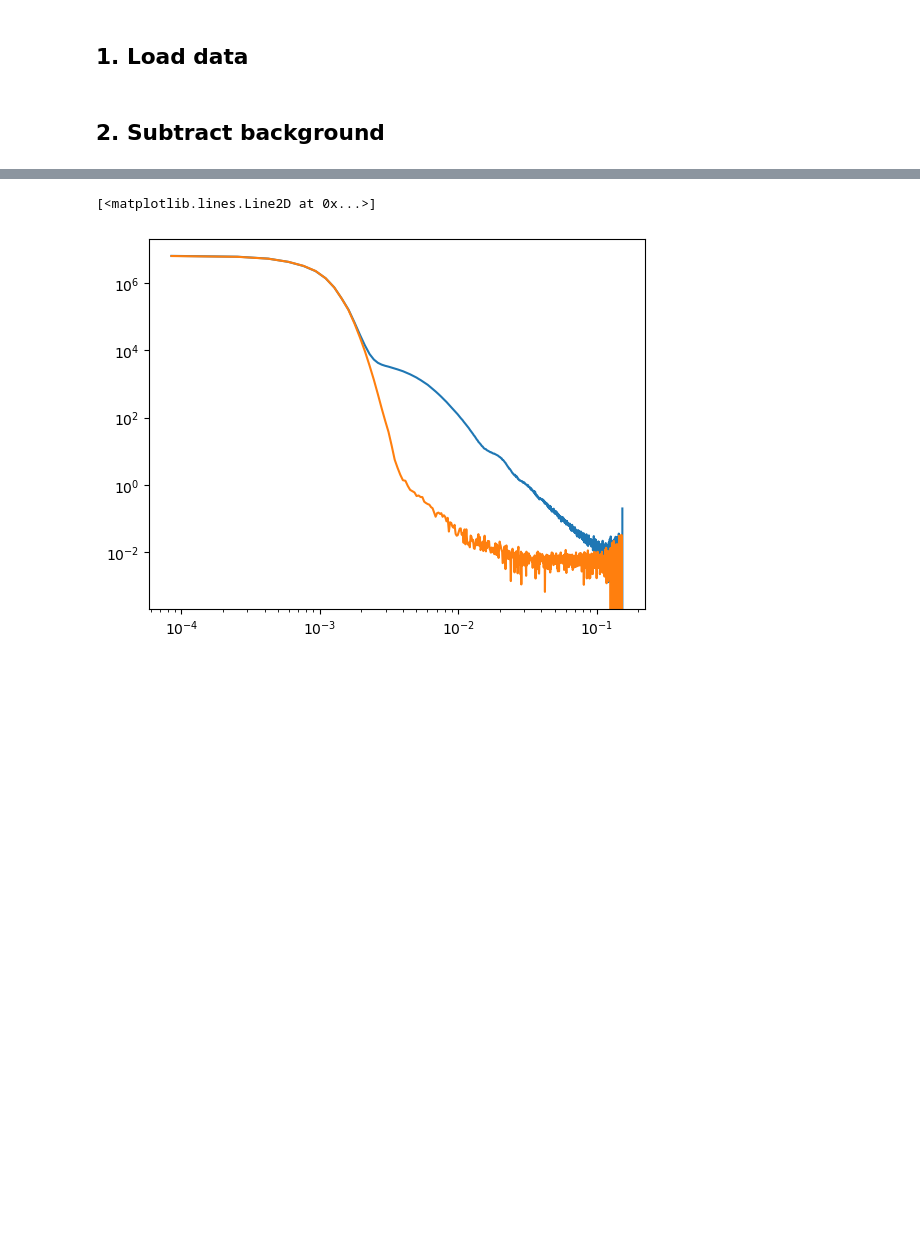
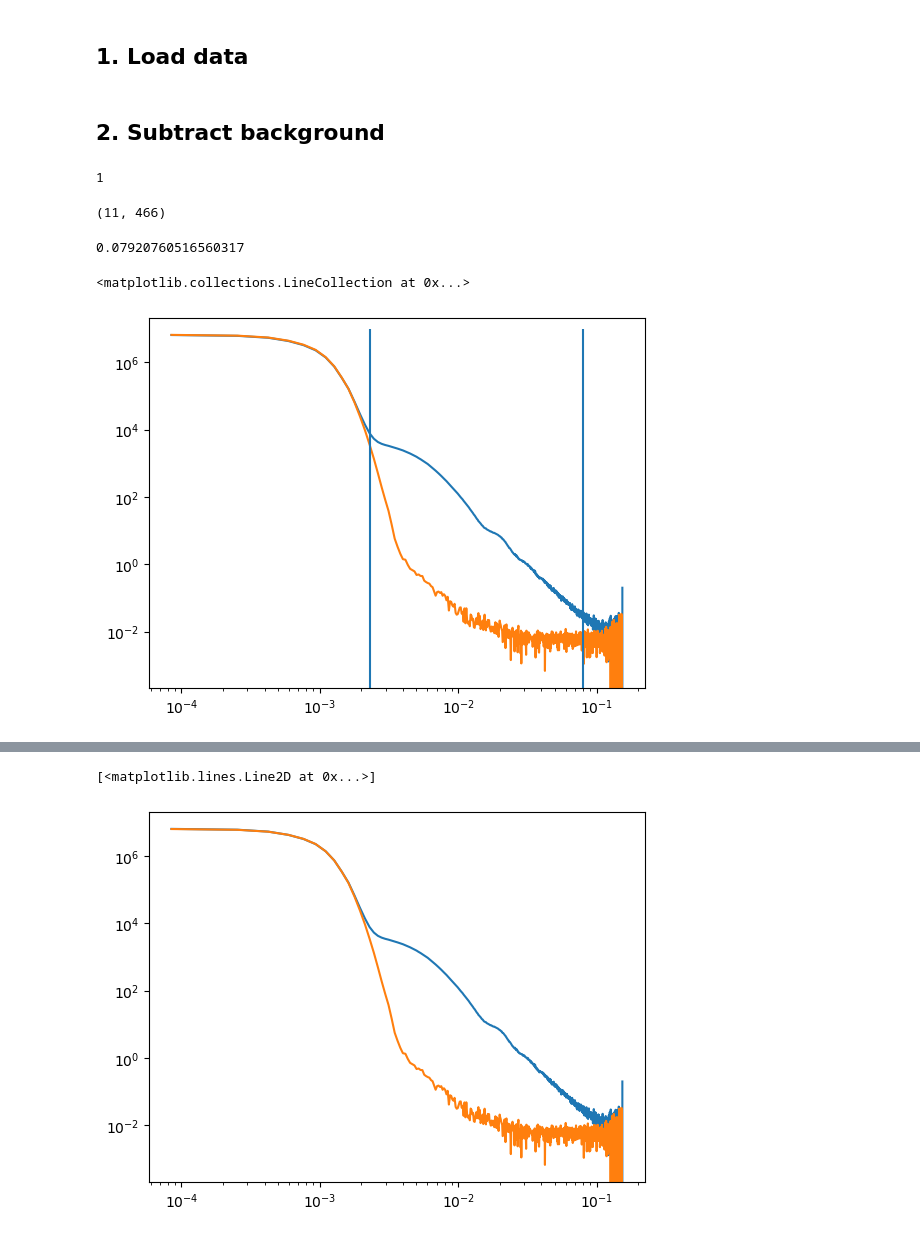
Before and after one commit to pozzo-research-group/saxs_data_processing, a Jupyter notebook: brenden_prototype/datamerge/saxs_data_process_prototyping.ipynb, the cells around one changed output, grey strips where cells are left out. Saved outputs shown, nothing was run; the diff lists cells and outputs as text; code cells hidden in the pictures; blank space fills up the shorter version.

Commit message:
add data region selector logic

```diff
--- a/brenden_prototype/datamerge/saxs_data_process_prototyping.ipynb
+++ b/brenden_prototype/datamerge/saxs_data_process_prototyping.ipynb
@@ -132,0 +135,6 @@ subtracted_data['I'] = subtracted_I
+# %%
+a = [1,2,3]
+# %%
+a.pop(0)
+# %% [output]
+1
@@ -132,0 +157,12 @@ subtracted_data['I'] = subtracted_I
+# %%
+def find_ratio_peak(ratio_avg):
+    """
+    Find max value of ratio using max
+    Returns index of peak
+    """
+
+    avg_copy = ratio_avg.copy()
+    avg_copy[avg_copy == np.inf] = 0
+    ind = np.nanargmax(avg_copy)
+
+    return ind
@@ -132,0 +228,32 @@ subtracted_data['I'] = subtracted_I
+# %%
+select_valid_data(esaxs_data, esaxs_bkg_data)
+# %% [output]
+(11, 466)
+# %%
+esaxs_data['q'][466]
+# %% [output]
+0.07920760516560317
+# %%
+signal = esaxs_data
+background = esaxs_bkg_data
+
+
+loq, hiq = select_valid_data(signal, background, lowq_thresh = 5)
+
+fig, ax = plt.subplots()
+
+
+
+ax.loglog(signal['q'], signal['I'])
+ax.loglog(background['q'], background['I'])
+
+
+#ax1.loglog(esaxs_data['q'][1:], ratio_diff, c = 'g')
+#ax1.loglog(esaxs_data['q'], rolling_average_ratio)
+
+ax.vlines(signal['q'][loq], 0, 10e6)
+ax.vlines(signal['q'][hiq], 0, 10e6)
+#ax.vlines(q_peak, 0, 10e6, color = 'r')
+# %% [output]
+<matplotlib.collections.LineCollection at 0x...>
+[figure, added]
```
Also changed, not shown: parts of 11 cells of this notebook.
